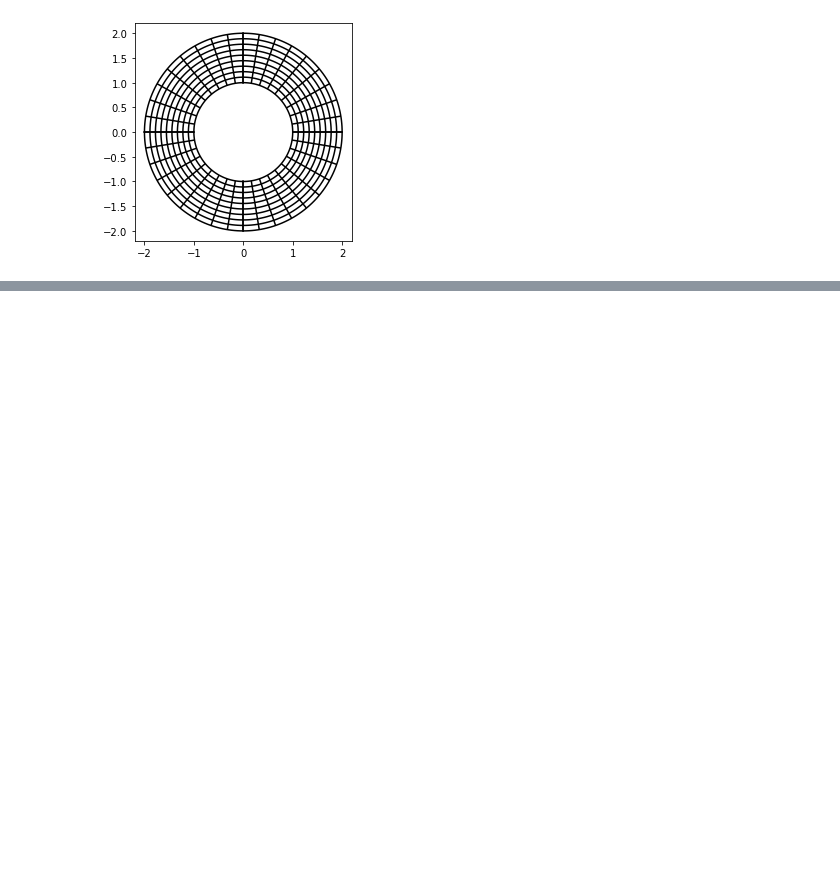
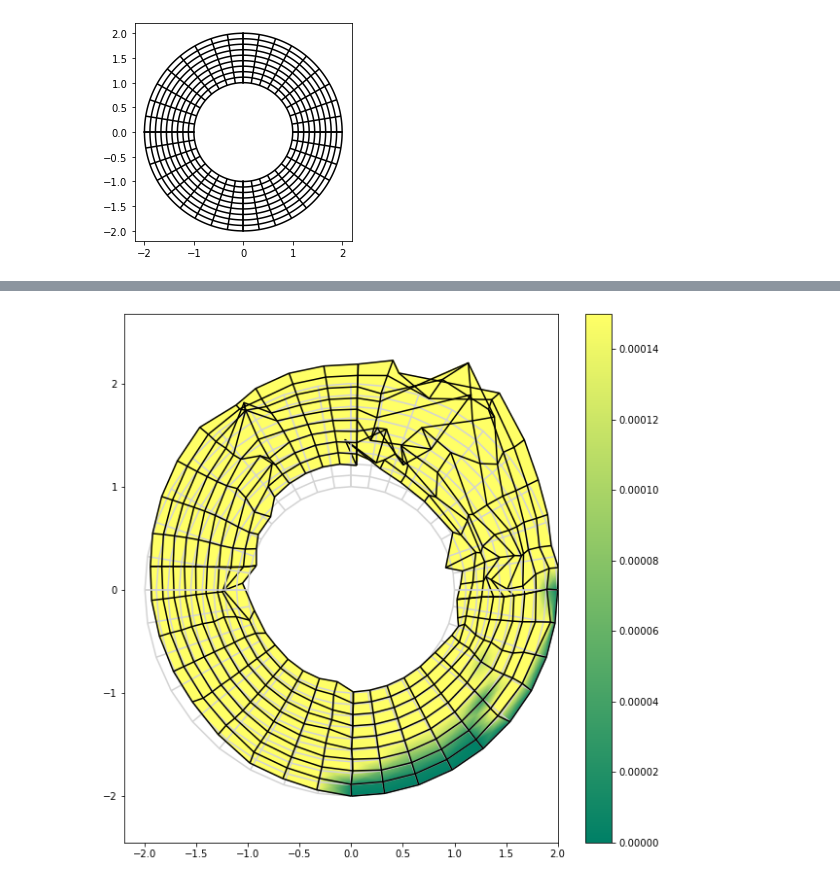
Before and after one commit to mh-0456/pyiga, a Jupyter notebook: notebooks/multipatch-annulus-primal_vector-valued.ipynb, the cells around one changed output, grey strips where cells are left out. Drawn from its saved outputs; the diff is of its cells as text; code cells hidden in the pictures; blank space fills up the shorter version.

```diff
--- a/notebooks/multipatch-annulus-primal_vector-valued.ipynb
+++ b/notebooks/multipatch-annulus-primal_vector-valued.ipynb
@@ -270,3 +302,8 @@ get_defplot(u, patches_u, kvs_u)
+# %%
+# print deformation plot (after first iteration)
+get_defplot(u, patches_u, kvs_u)
+# %% [output]
+[figure, added]
 # %%
 # solve linearized variational problem
 epsilon= 1e-2
```
Also changed, not shown: parts of 14 cells of this notebook, 1 other file.
